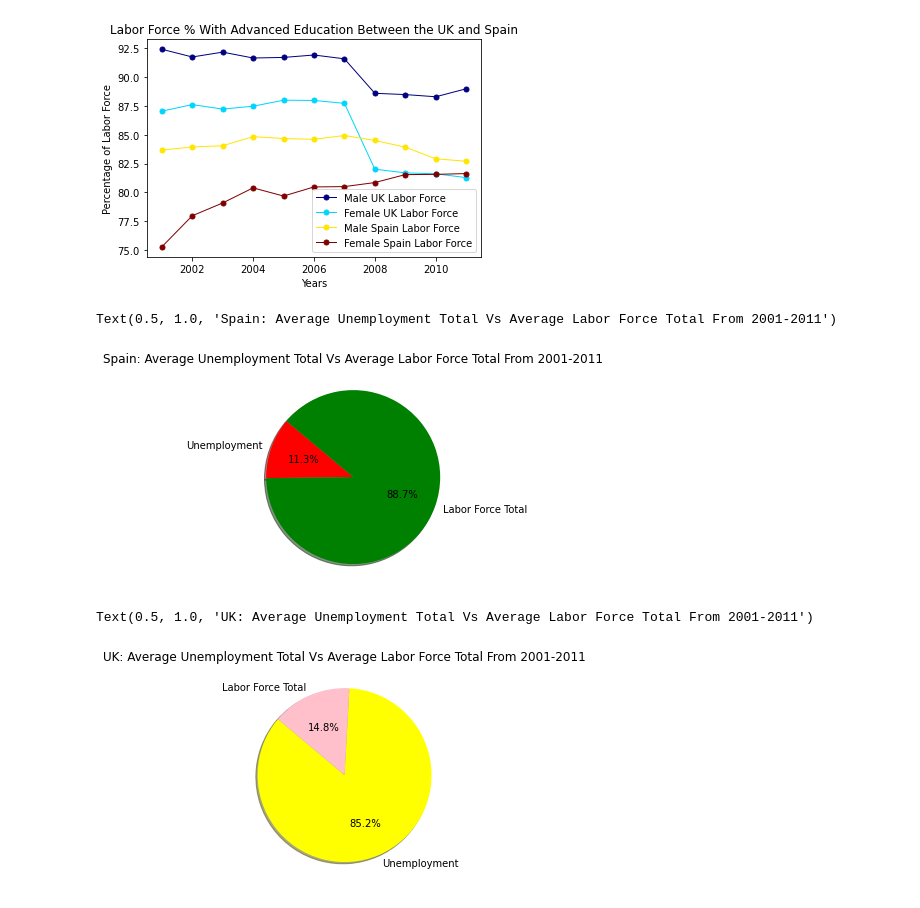
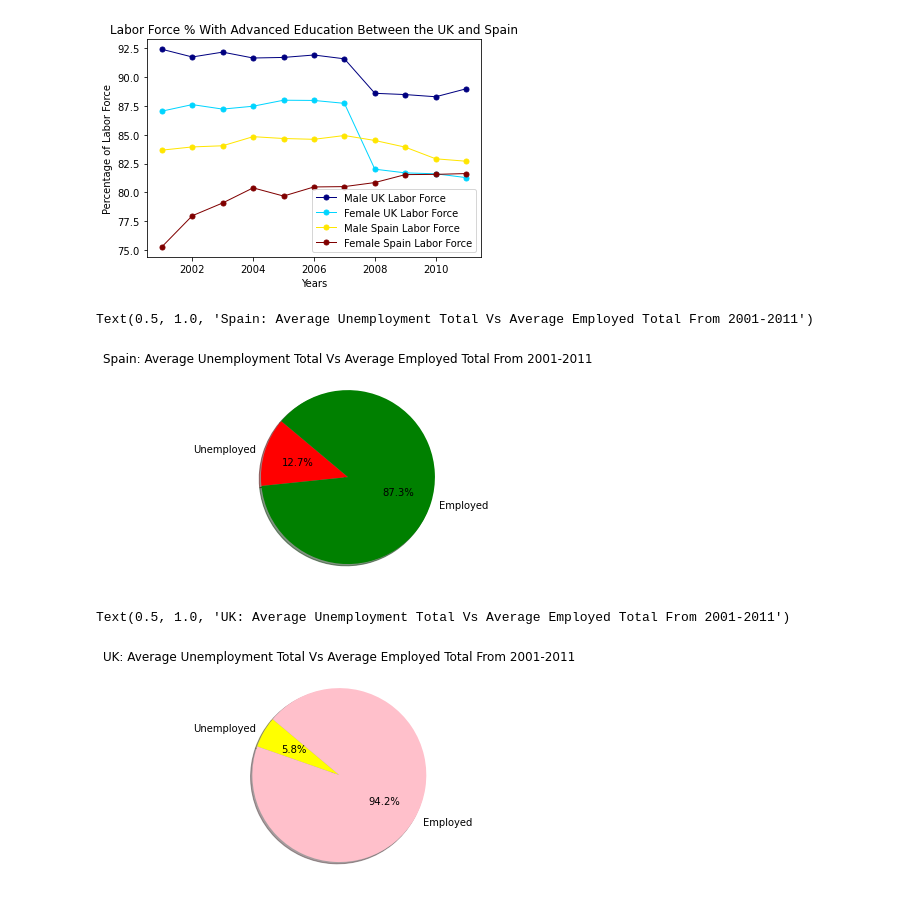
Before and after one commit to jakeazus/Education-Growth-Data-Analysis, a Jupyter notebook: jake/jakes-project-notebook-1.ipynb, the cells around one changed output. Cells and saved outputs as stored; diff of their text form; code cells hidden in the pictures.

```diff
--- a/jake/jakes-project-notebook-1.ipynb
+++ b/jake/jakes-project-notebook-1.ipynb
@@ -87,32 +87,32 @@ Text(0, 0.5, 'Percentage of Labor Force')
 # %%
 #Pie Graph of Spain: Average Unemployment Total Vs Average Labor Force Total From 2001-2011
 
-labels = ["Unemployment", "Labor Force Total"]
+labels = ["Unemployed", "Employed"]
 
 # The values of each section of the pie chart
-sizes = [2743588.38, 21535230.64]
+sizes = [2743588.38, 18791641.6]
 
 # The colors of each section of the pie chart
 colors = ["red", "green",]
 
 plt.pie(sizes, labels=labels, colors=colors,
         autopct="%1.1f%%", shadow=True, startangle=140)
-plt.title('Spain: Average Unemployment Total Vs Average Labor Force Total From 2001-2011')
+plt.title('Spain: Average Unemployment Total Vs Average Employed Total From 2001-2011')
 # %% [output]
-Text(0.5, 1.0, 'Spain: Average Unemployment Total Vs Average Labor Force Total From 2001-2011')
+Text(0.5, 1.0, 'Spain: Average Unemployment Total Vs Average Employed Total From 2001-2011')
-[figure, old version]
+[figure, new version]
 # %%
-labels = ["Unemployment", "Labor Force Total"]
+labels = ["Unemployed", "Employed"]
 
 # The values of each section of the pie chart
-sizes = [178032535, 30854858.82]
+sizes = [1780325.35, 29074533.4]
 
 # The colors of each section of the pie chart
 colors = ["yellow", "pink",]
 
 plt.pie(sizes, labels=labels, colors=colors,
         autopct="%1.1f%%", shadow=True, startangle=140)
-plt.title('UK: Average Unemployment Total Vs Average Labor Force Total From 2001-2011')
+plt.title('UK: Average Unemployment Total Vs Average Employed Total From 2001-2011')
 # %% [output]
-Text(0.5, 1.0, 'UK: Average Unemployment Total Vs Average Labor Force Total From 2001-2011')
+Text(0.5, 1.0, 'UK: Average Unemployment Total Vs Average Employed Total From 2001-2011')
-[figure, old version]
+[figure, new version]
```
